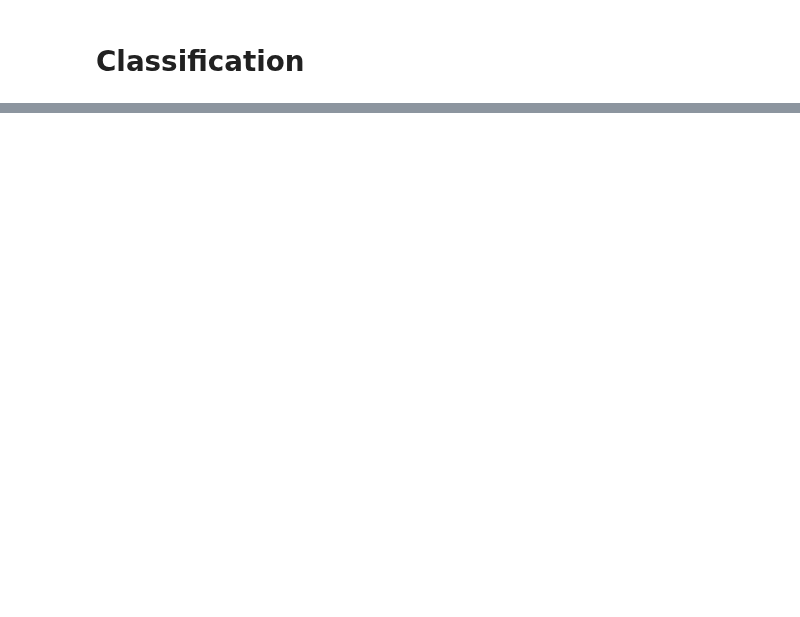
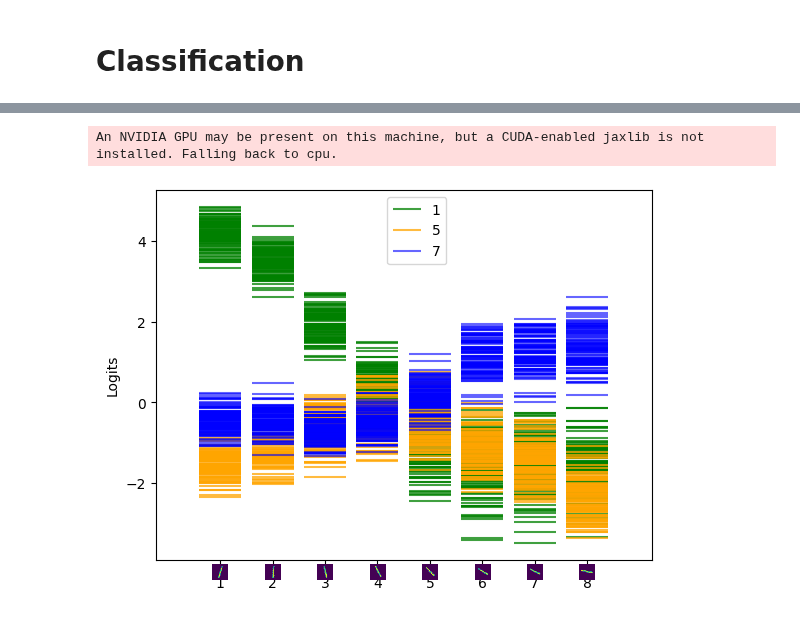
Before and after one commit to lbai-lab/push, a Jupyter notebook: docs/source/examples/01_Bayesian_Deep_Learning/01_Deep_Ensemble/de_classification.ipynb, the cells around one changed output, grey strips where cells are left out. Saved outputs shown, nothing was run; the diff lists cells and outputs as text; code cells hidden in the pictures; blank space fills up the shorter version.

Commit message:
added lenet and rotated mnist uncertainty experiment

```diff
--- a/docs/source/examples/01_Bayesian_Deep_Learning/01_Deep_Ensemble/de_classification.ipynb
+++ b/docs/source/examples/01_Bayesian_Deep_Learning/01_Deep_Ensemble/de_classification.ipynb
@@ -303,0 +172,67 @@ for i in range(num_images_to_display):
+# %%
+from matplotlib.offsetbox import OffsetImage, AnnotationBbox
+'''from mnist_classification_mc_dropout.ipynb [1]'''
+
+def offset_image(coord, i, ax, low_img, low_index, zoom):
+    img = imgs[i]
+    im = OffsetImage(img.squeeze(), zoom=zoom)
+    im.image.axes = ax
+
+    ab = AnnotationBbox(
+        im,
+        (coord, low_img),
+        xybox=(0.0, low_index),
+        frameon=False,
+        boxcoords="offset points",
+    )
+    ax.add_artist(ab)
+# %%
+'''plot generated from mnist_classification_mc_dropout.ipynb [1]'''
+
+fig, ax = plt.subplots(1)
+zoom = 0.4
+# else:
+#     plt.rcParams["font.size"] = 16
+#     fig, ax = plt.subplots(1, figsize=(12, 6))
+#     zoom = 1
+index = jnp.arange(len(outputs))
+for i, output in enumerate(outputs):
+    ax.eventplot(
+        get_mode(output, "logits")[:,:,(1,3,7)][0][:,(0)],
+        orientation="vertical",
+        lineoffsets=i,
+        linelengths=0.8,
+        colors="green",
+        alpha=0.75,
+    )
+    ax.eventplot(
+        get_mode(output, "logits")[:,:,(1,3,7)][0][:,(1)],
+        orientation="vertical",
+        lineoffsets=i,
+        linelengths=0.8,
+        colors="orange",
+        alpha=0.75,
+    )
+    ax.eventplot(
+        get_mode(output, "logits")[:,:,(1,3,7)][0][:,(2)],
+        orientation="vertical",
+        lineoffsets=i,
+        linelengths=0.8,
+        colors="blue",
+        alpha=0.6,
+    )
+
+ax.set_xticks(index)
+ax.set_xticklabels(index + 1)
+ax.tick_params(axis="x", which="major", pad=8)
+ax.set_ylabel("Logits")
+l, h = ax.get_ylim()
+for i in index:
+    offset_image(i, i, ax, l, l - 5, zoom)
+ax.legend(["1", "5", "7"], bbox_to_anchor=(0.6, 1.0))
+# sns.despine()
+# savefig("mnist_softmax_input", tight_bbox=True, pad=1)
+plt.show()
+# %% [output]
+An NVIDIA GPU may be present on this machine, but a CUDA-enabled jaxlib is not installed. Falling back to cpu.
+[figure, added]
```
Also changed, not shown: parts of 17 cells of this notebook, 1 other file.
